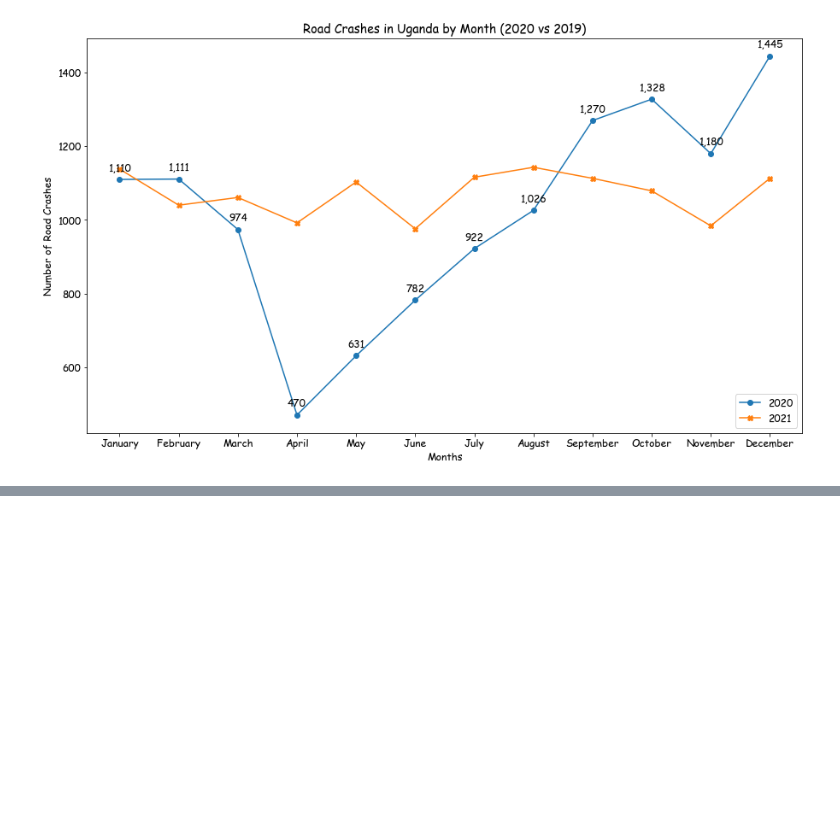
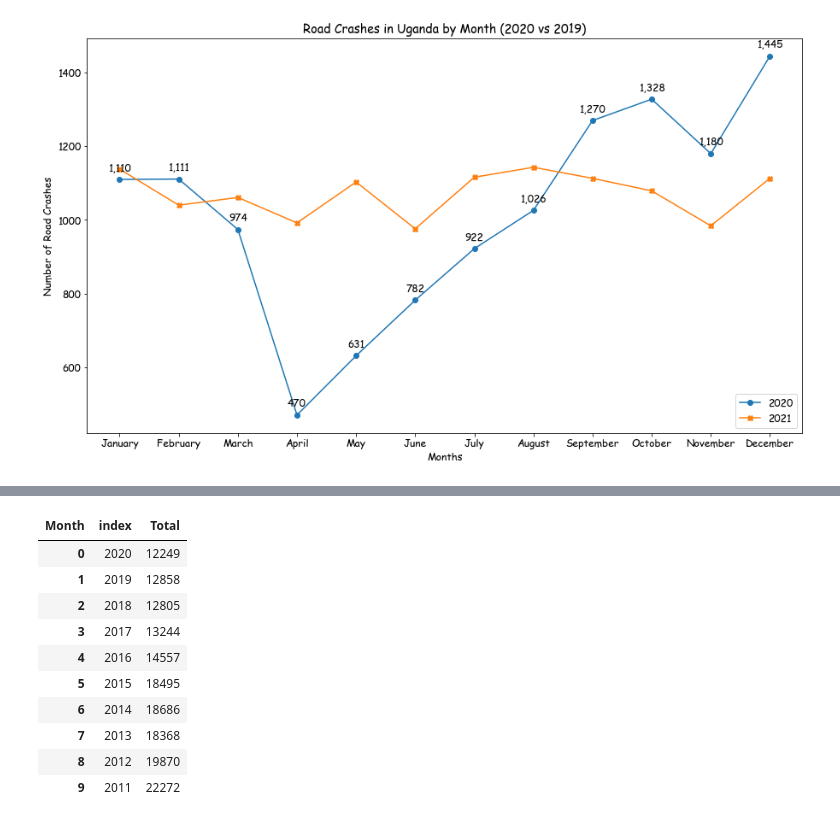
Before and after one commit to tmusimbi/Road-Traffic-Crashes-In-Uganda-2011---2020, a Jupyter notebook: Road_Crash_Data_UG.ipynb, the cells around one changed output, grey strips where cells are left out. Cells and saved outputs as stored; diff of their text form; code cells hidden in the pictures; blank space fills up the shorter version.

```diff
--- a/Road_Crash_Data_UG.ipynb
+++ b/Road_Crash_Data_UG.ipynb
@@ -193,0 +218,3 @@ plt.show()
+# %%
+
+Total_by_Year = Total_by_Year.transpose()
@@ -193,0 +271,14 @@ plt.show()
+# %%
+Total_by_Year
+# %% [output]
+| Month | index | Total |
+| 0 | 2020 | 12249 |
+| 1 | 2019 | 12858 |
+| 2 | 2018 | 12805 |
+| 3 | 2017 | 13244 |
+| 4 | 2016 | 14557 |
+| 5 | 2015 | 18495 |
+| 6 | 2014 | 18686 |
+| 7 | 2013 | 18368 |
+| 8 | 2012 | 19870 |
+| 9 | 2011 | 22272 |
```
Also changed, not shown: parts of 15 cells of this notebook.
